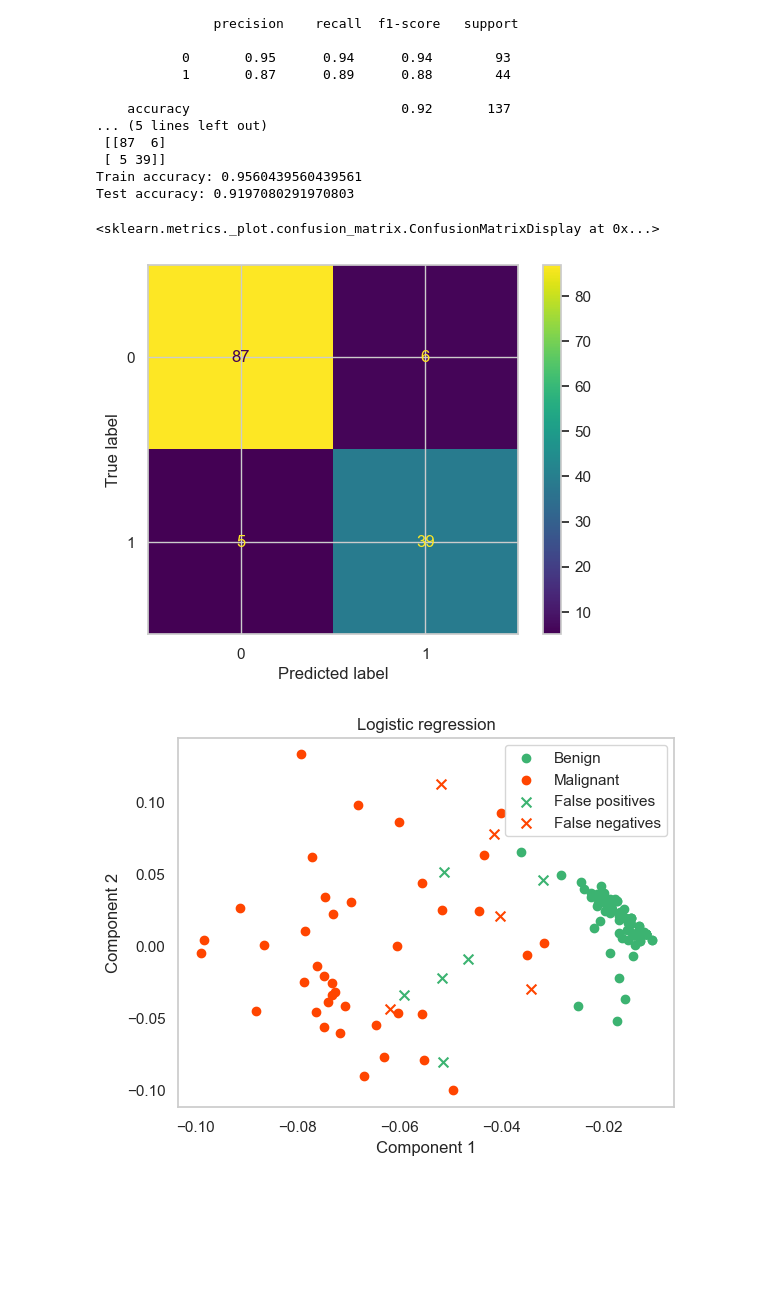
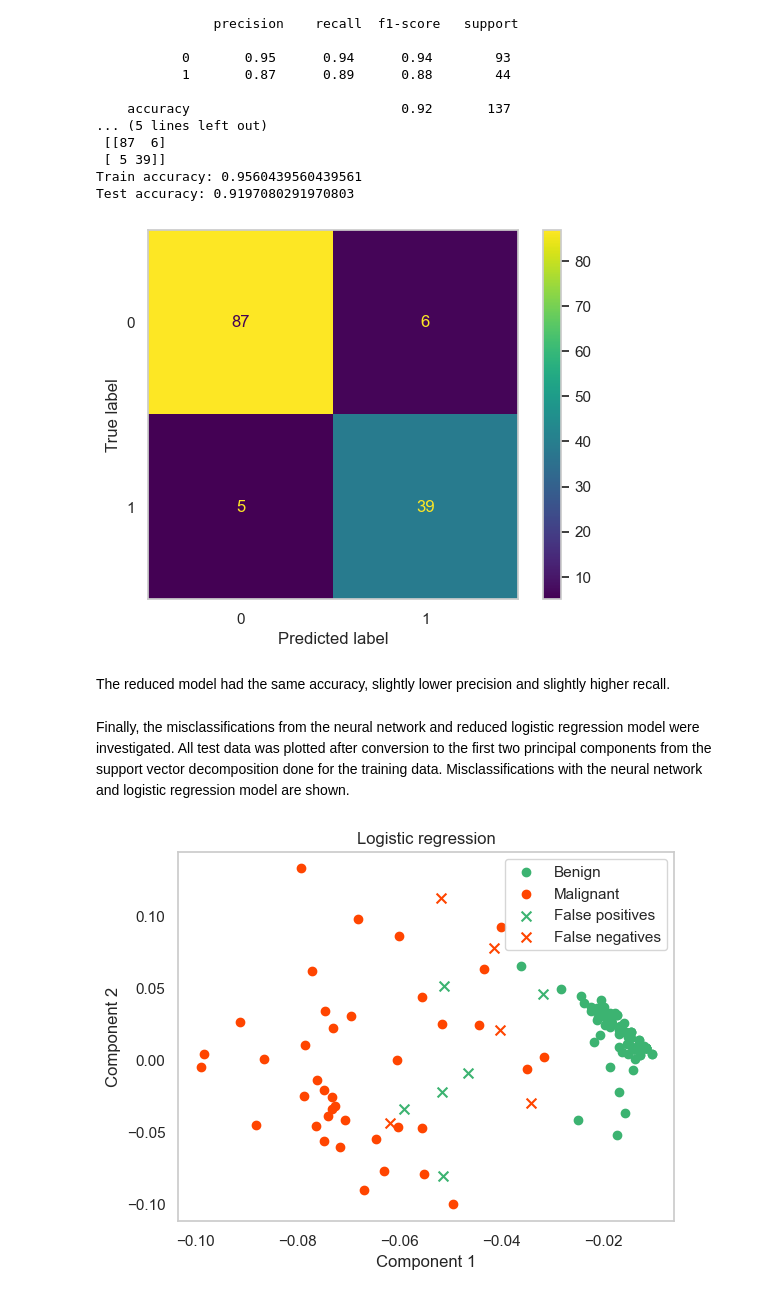
Before and after one commit to 18alle18/Reproducible-Challenge-Project, a Jupyter notebook: Project_Alexander_Love.ipynb, the cells around one changed output. Cells and saved outputs as stored; diff of their text form; code cells hidden in the pictures; blank space fills up the shorter version.

```diff
--- a/Project_Alexander_Love.ipynb
+++ b/Project_Alexander_Love.ipynb
@@ -218,7 +248,9 @@ Cumulative sum of 4 components: 0.9627276207422694
 # %%
+# Dictionary for encoding "Benign" as 0 and "Malignant" as 1
 encoding_dict = {"Benign": 0, "Malignant": 1}
 
+# Split into x and y set and encode
 x_train = training_df[independent_variables]
-y_train = training_df["Class"].replace(encoding_dict)
+y_train = training_df["Class"].replace(encoding_dict).infer_objects(copy=False)
 x_test = test_df[independent_variables]
-y_test = test_df["Class"].replace(encoding_dict)
+y_test = test_df["Class"].replace(encoding_dict).infer_objects(copy=False)
@@ -546,12 +624,18 @@ Classification report:
 Train accuracy: 0.9560439560439561
 Test accuracy: 0.9197080291970803
 # %%
+# Confusion matrix for reduced model
 cm = confusion_matrix(y_test, y_sm_pred_test)
 disp = ConfusionMatrixDisplay(confusion_matrix=cm)
 disp.plot()
+axis = plt.gca()
+axis.grid(False)
 # %% [output]
-<sklearn.metrics._plot.confusion_matrix.ConfusionMatrixDisplay at 0x...>
-[figure, old version]
+[figure, new version]
+# %% [markdown]
+The reduced model had the same accuracy, slightly lower precision and slightly higher recall.
+# %% [markdown]
+Finally, the misclassifications from the neural network and reduced logistic regression model were investigated. All test data was plotted after conversion to the first two principal components from the support vector decomposition done for the training data. Misclassifications with the neural network and logistic regression model are shown.
 # %%
 # Investigate misclassified
 
```
Also changed, not shown: parts of 57 cells of this notebook, 1 other file.
